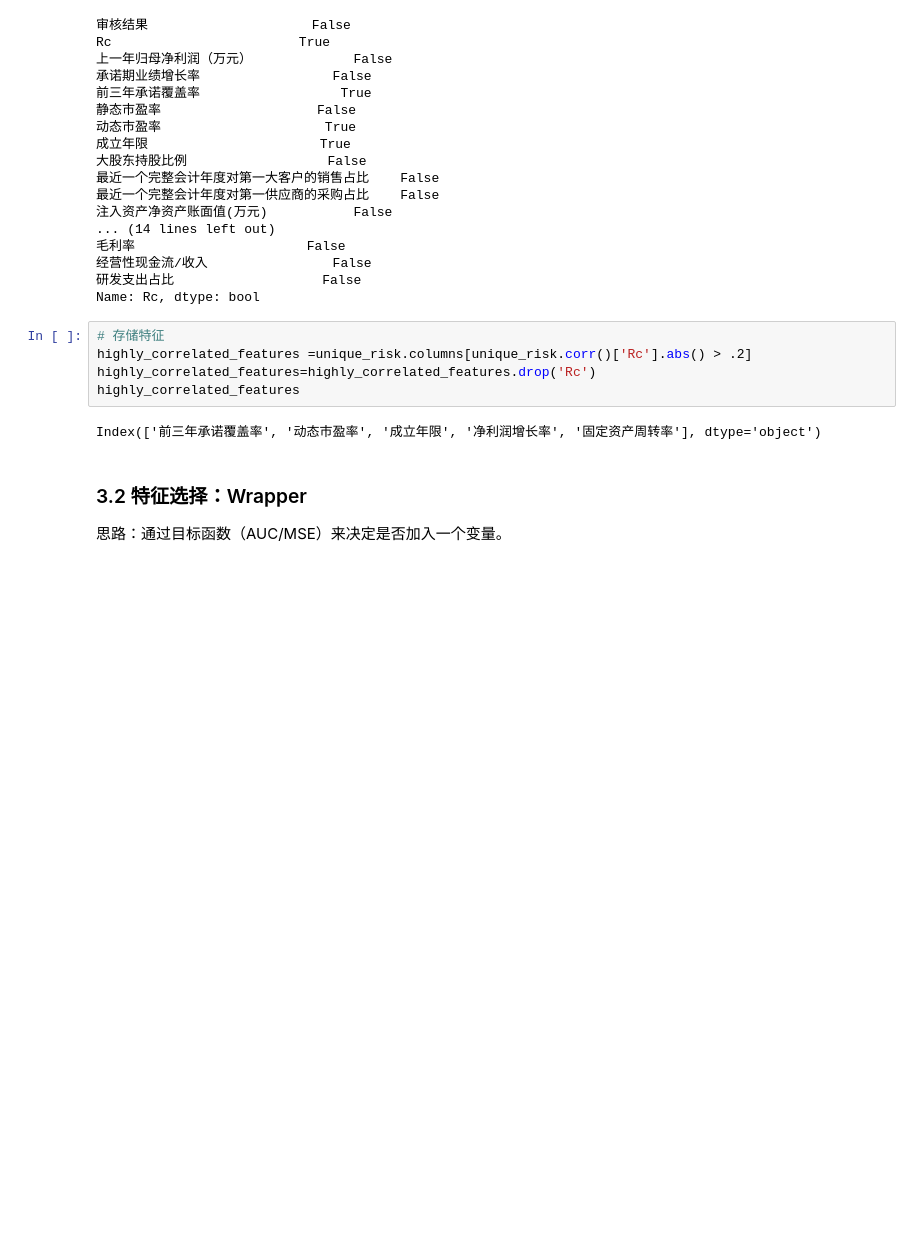
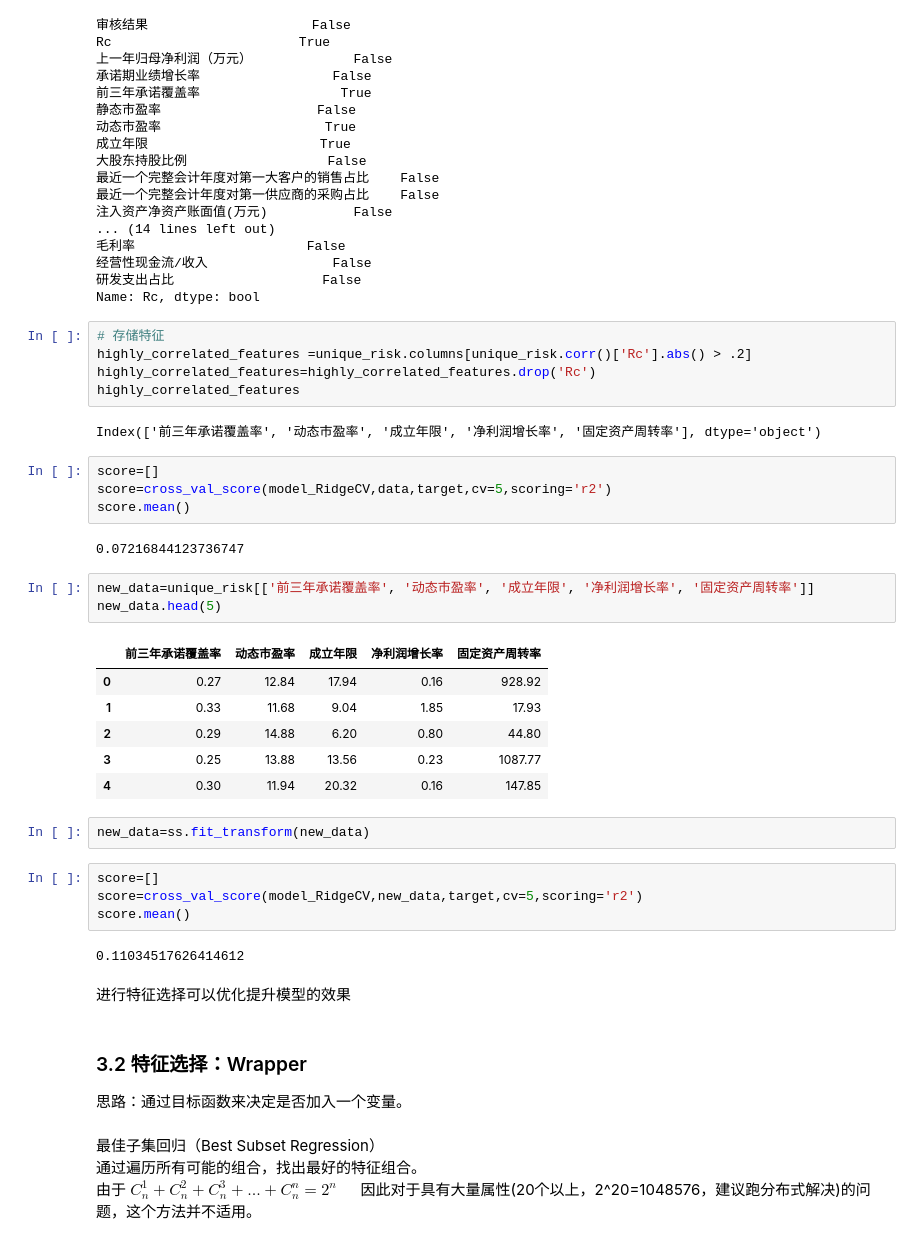
Before and after one commit to ZhengyiWang/Unique-Risk, a Jupyter notebook: 特有风险.ipynb, the cells around one changed output. Drawn from its saved outputs; the diff is of its cells as text; blank space fills up the shorter version.

```diff
--- a/特有风险.ipynb
+++ b/特有风险.ipynb
@@ -322,6 +495,36 @@ highly_correlated_features=highly_correlated_features.drop('Rc')
 highly_correlated_features
 # %% [output]
 Index(['前三年承诺覆盖率', '动态市盈率', '成立年限', '净利润增长率', '固定资产周转率'], dtype='object')
+# %%
+score=[]
+score=cross_val_score(model_RidgeCV,data,target,cv=5,scoring='r2')
+score.mean()
+# %% [output]
+0.07216844123736747
+# %%
+new_data=unique_risk[['前三年承诺覆盖率', '动态市盈率', '成立年限', '净利润增长率', '固定资产周转率']]
+new_data.head(5)
+# %% [output]
+|  | 前三年承诺覆盖率 | 动态市盈率 | 成立年限 | 净利润增长率 | 固定资产周转率 |
+| 0 | 0.27 | 12.84 | 17.94 | 0.16 | 928.92 |
+| 1 | 0.33 | 11.68 | 9.04 | 1.85 | 17.93 |
+| 2 | 0.29 | 14.88 | 6.20 | 0.80 | 44.80 |
+| 3 | 0.25 | 13.88 | 13.56 | 0.23 | 1087.77 |
+| 4 | 0.30 | 11.94 | 20.32 | 0.16 | 147.85 |
+# %%
+new_data=ss.fit_transform(new_data)
+# %%
+score=[]
+score=cross_val_score(model_RidgeCV,new_data,target,cv=5,scoring='r2')
+score.mean()
+# %% [output]
+0.11034517626414612
+# %% [markdown]
+进行特征选择可以优化提升模型的效果
 # %% [markdown]
 ### 3.2 特征选择：Wrapper
-思路：通过目标函数（AUC/MSE）来决定是否加入一个变量。
+思路：通过目标函数来决定是否加入一个变量。
+# %% [markdown]
+最佳子集回归（Best Subset Regression）<br>
+通过遍历所有可能的组合，找出最好的特征组合。<br>
+由于 $C_{n}^{1}+C_{n}^{2}+C_{n}^{3}+ ... +C_{n}^{n}=2^n$  &emsp; 因此对于具有大量属性(20个以上，2^20=1048576，建议跑分布式解决)的问题，这个方法并不适用。
```
Also changed, not shown: parts of 129 cells of this notebook.
